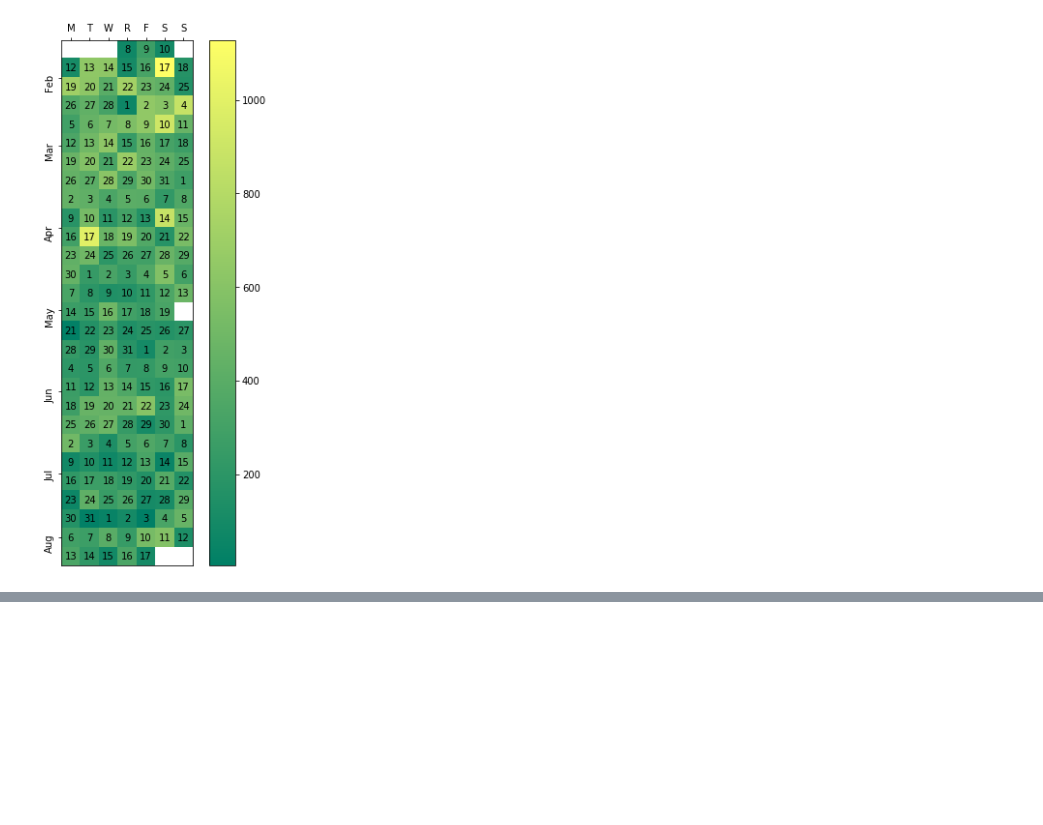
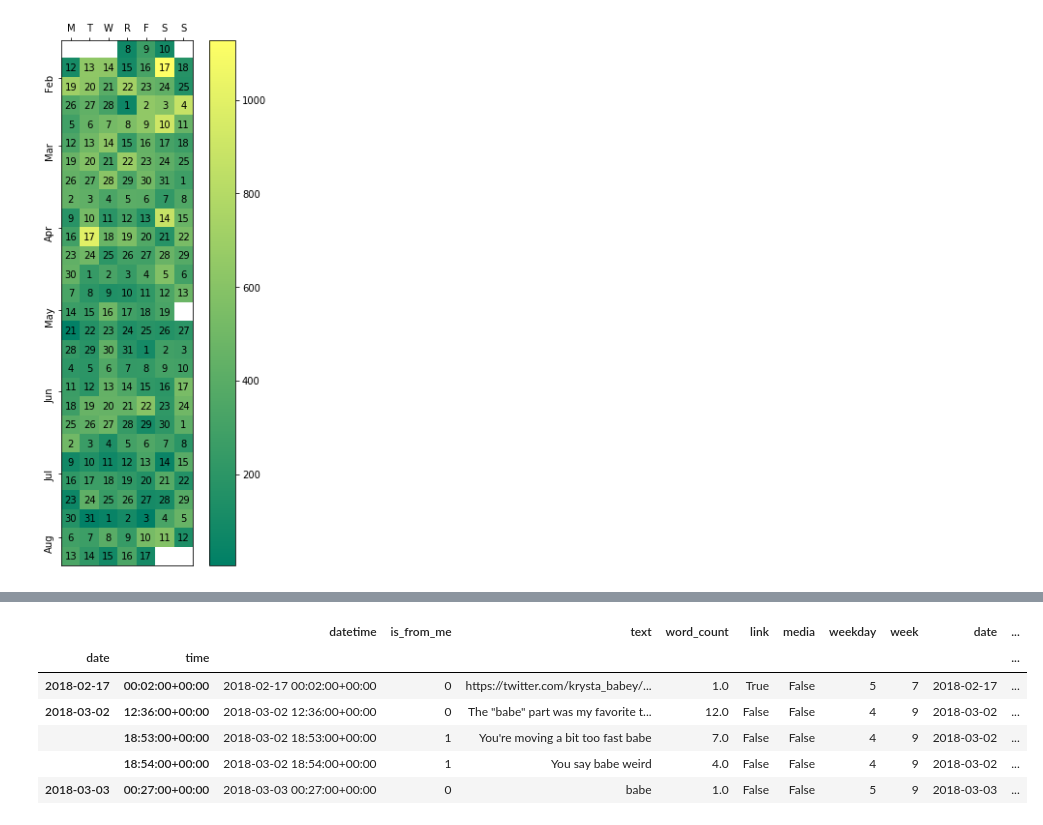
Before and after one commit to gcmontilla/i-message-analysis, a Jupyter notebook: iMessage Analysis.ipynb, the cells around one changed output, grey strips where cells are left out. Saved outputs shown, nothing was run; the diff lists cells and outputs as text; code cells hidden in the pictures; blank space fills up the shorter version.

Commit message:
able to sort texts containing certain words and number them

```diff
--- a/iMessage Analysis.ipynb
+++ b/iMessage Analysis.ipynb
@@ -432,0 +443,10 @@ df.head()
+# %%
+# https://stackoverflow.com/questions/46105180/typeerror-expected-string-or-bytes-like-object-with-python-nltk-word-tokenize
+
+def custom_tokenizer(text):
+    if not text:
+        text = ''
+    return nltk.word_tokenize(text)
+# %%
+df['tokens'] = df['text'].apply(custom_tokenizer).apply(nltk.pos_tag)
+df.head(5)
@@ -559,0 +589,11 @@ NameError: name 'weekly_change' is not defined
+# %%
+def contains_word(word):
+    return df[df['text'].str.cotains(word)]
+# %% [output]
+|  |  | datetime | is_from_me | text | word_count | link | media | weekday | week | date | ... |
+| date | time |  |  |  |  |  |  |  |  |  | ... |
+| 2018-02-17 | 00:02:00+00:00 | 2018-02-17 00:02:00+00:00 | 0 | https://twitter.com/krysta_babey/... | 1.0 | True | False | 5 | 7 | 2018-02-17 | ... |
+| 2018-03-02 | 12:36:00+00:00 | 2018-03-02 12:36:00+00:00 | 0 | The "babe" part was my favorite t... | 12.0 | False | False | 4 | 9 | 2018-03-02 | ... |
+|  | 18:53:00+00:00 | 2018-03-02 18:53:00+00:00 | 1 | You're moving a bit too fast babe | 7.0 | False | False | 4 | 9 | 2018-03-02 | ... |
+|  | 18:54:00+00:00 | 2018-03-02 18:54:00+00:00 | 1 | You say babe weird | 4.0 | False | False | 4 | 9 | 2018-03-02 | ... |
+| 2018-03-03 | 00:27:00+00:00 | 2018-03-03 00:27:00+00:00 | 0 | babe | 1.0 | False | False | 5 | 9 | 2018-03-03 | ... |
```
Also changed, not shown: parts of 4 cells of this notebook.
